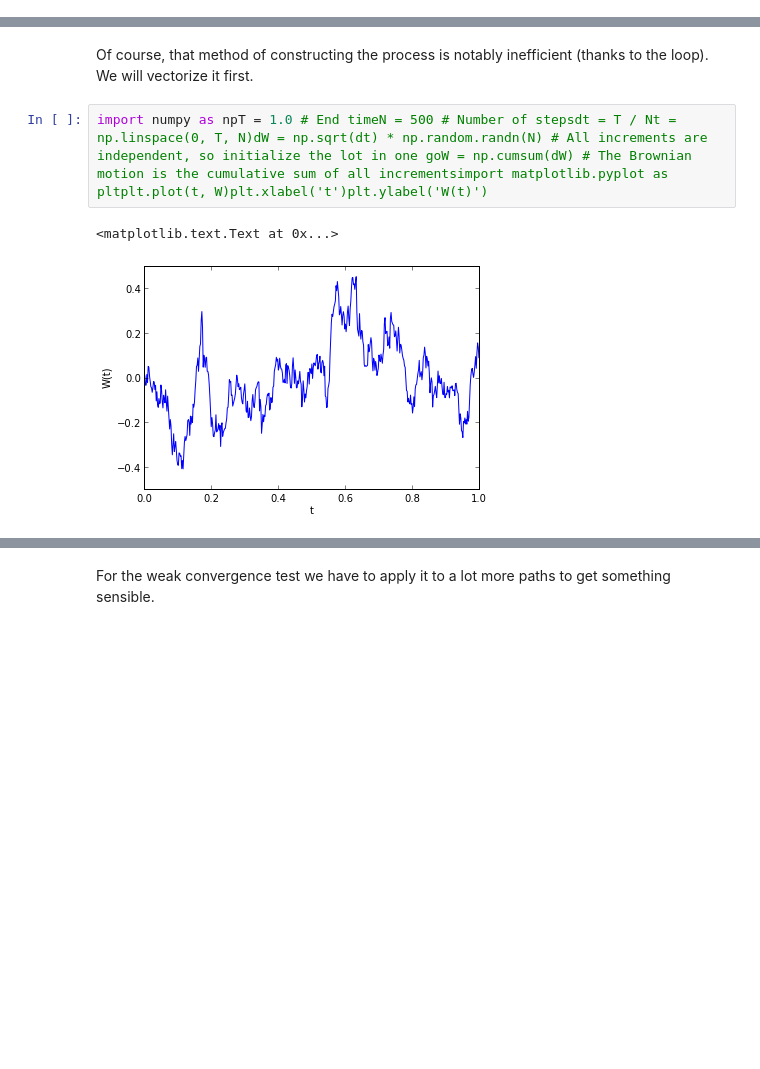
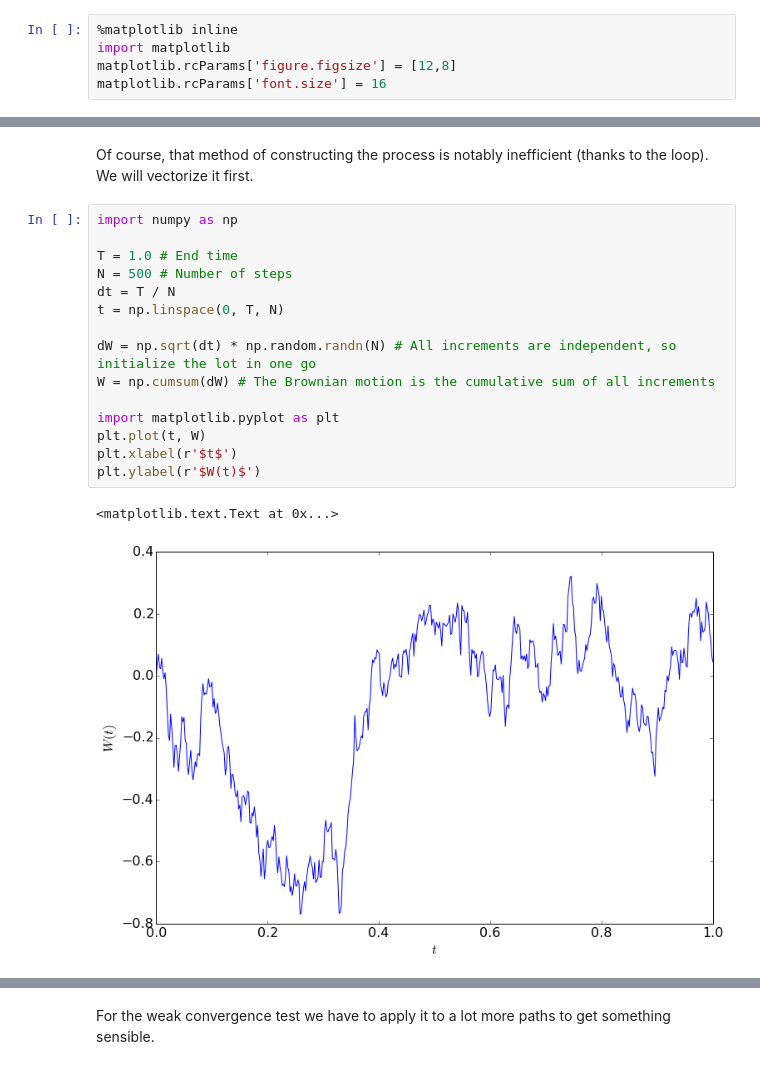
Before and after one commit to IanHawke/HighamSDEs, a Jupyter notebook: Stochastic DEs.ipynb, the cells around one changed output, grey strips where cells are left out. Saved outputs shown, nothing was run; the diff lists cells and outputs as text; blank space fills up the shorter version.

```diff
--- a/Stochastic DEs.ipynb
+++ b/Stochastic DEs.ipynb
@@ -9 +12,6 @@ Welcome to pylab, a matplotlib-based Python environment [backend: module://IPyth
+# %%
+%matplotlib inline
+import matplotlib
+matplotlib.rcParams['figure.figsize'] = [12,8]
+matplotlib.rcParams['font.size'] = 16
 # %%
@@ -13,8 +44,21 @@ import numpy as npT = 1.0 # End timeN = 500 # Number of stepsdt = T / Nt = np.li
 # %% [markdown]
 Of course, that method of constructing the process is notably inefficient (thanks to the loop). We will vectorize it first.
 # %%
-import numpy as npT = 1.0 # End timeN = 500 # Number of stepsdt = T / Nt = np.linspace(0, T, N)dW = np.sqrt(dt) * np.random.randn(N) # All increments are independent, so initialize the lot in one goW = np.cumsum(dW) # The Brownian motion is the cumulative sum of all incrementsimport matplotlib.pyplot as pltplt.plot(t, W)plt.xlabel('t')plt.ylabel('W(t)')
+import numpy as np
+
+T = 1.0 # End time
+N = 500 # Number of steps
+dt = T / N
+t = np.linspace(0, T, N)
+
+dW = np.sqrt(dt) * np.random.randn(N) # All increments are independent, so initialize the lot in one go
+W = np.cumsum(dW) # The Brownian motion is the cumulative sum of all increments
+
+import matplotlib.pyplot as plt
+plt.plot(t, W)
+plt.xlabel(r'$t$')
+plt.ylabel(r'$W(t)$')
 # %% [output]
 <matplotlib.text.Text at 0x...>
-[figure, old version]
+[figure, new version]
 # %% [markdown]
```
Also changed, not shown: parts of 10 cells of this notebook.
